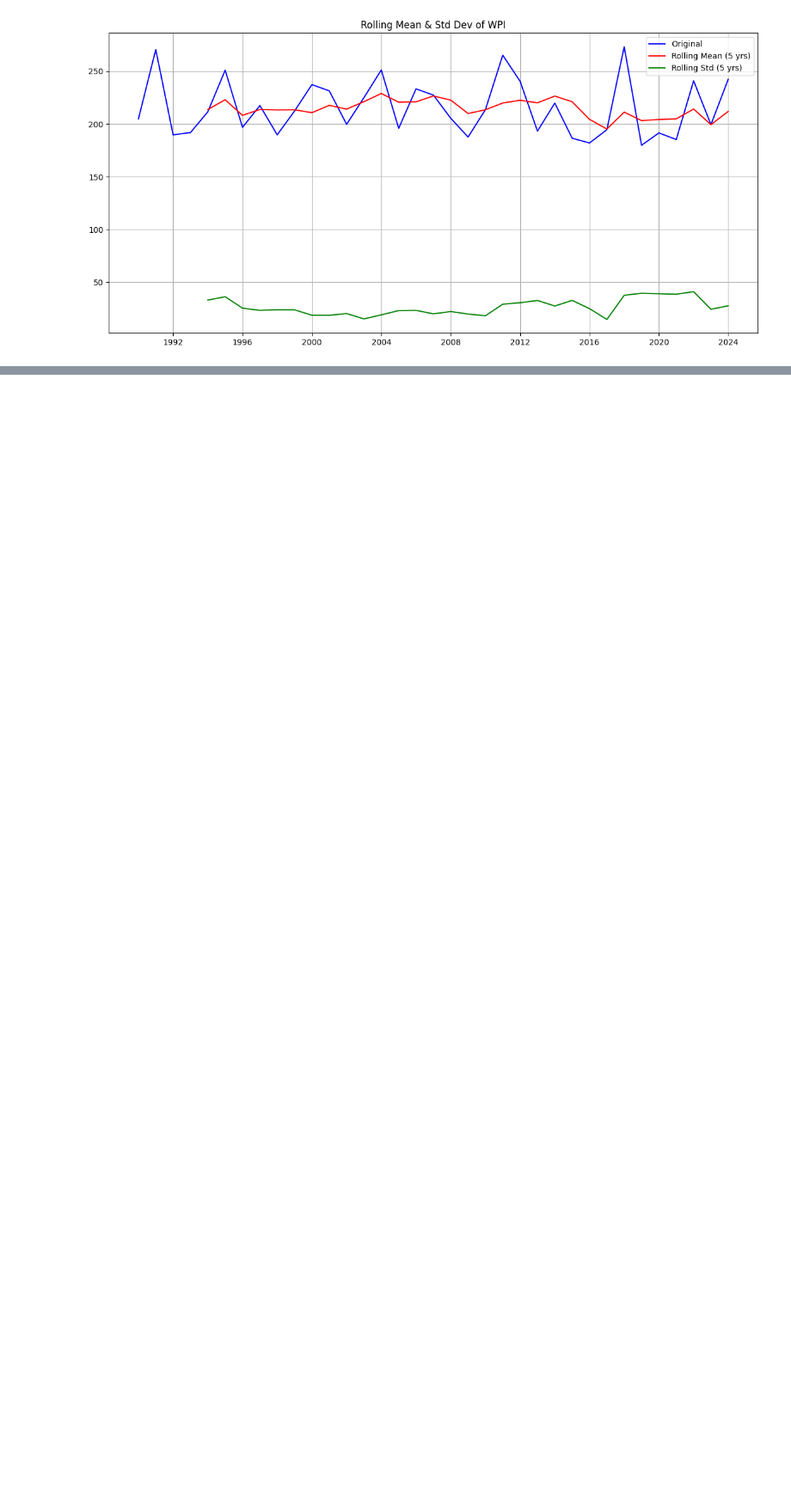
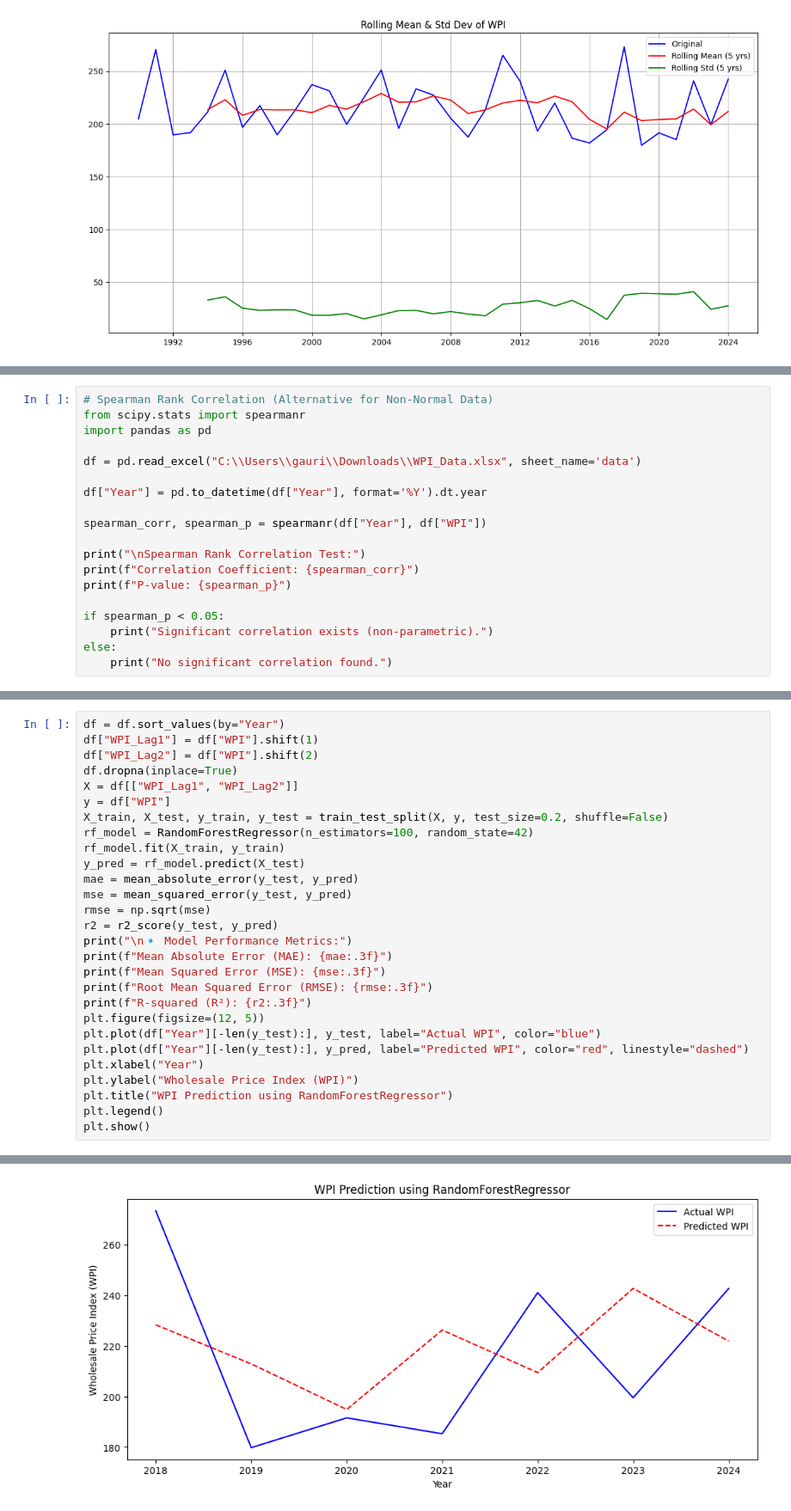
Before and after one commit to Sonic-Sound/ERROR-404-SQUAD, a Jupyter notebook: ERROR_404_SQUAD.ipynb, the cells around one changed output, grey strips where cells are left out. Shown at 86% size. Drawn from its saved outputs; the diff is of its cells as text; blank space fills up the shorter version.

```diff
--- a/ERROR_404_SQUAD.ipynb
+++ b/ERROR_404_SQUAD.ipynb
@@ -64,0 +187,19 @@ plt.show()
+# %%
+# Spearman Rank Correlation (Alternative for Non-Normal Data)
+from scipy.stats import spearmanr
+import pandas as pd
+
+df = pd.read_excel("C:\\Users\\gauri\\Downloads\\WPI_Data.xlsx", sheet_name='data')
+
+df["Year"] = pd.to_datetime(df["Year"], format='%Y').dt.year
+
+spearman_corr, spearman_p = spearmanr(df["Year"], df["WPI"])
+
+print("\nSpearman Rank Correlation Test:")
+print(f"Correlation Coefficient: {spearman_corr}")
+print(f"P-value: {spearman_p}")
+
+if spearman_p < 0.05:
+    print("Significant correlation exists (non-parametric).")
+else:
+    print("No significant correlation found.")
@@ -64,0 +237,29 @@ plt.show()
+# %%
+df = df.sort_values(by="Year")
+df["WPI_Lag1"] = df["WPI"].shift(1)
+df["WPI_Lag2"] = df["WPI"].shift(2)
+df.dropna(inplace=True)
+X = df[["WPI_Lag1", "WPI_Lag2"]]
+y = df["WPI"]
+X_train, X_test, y_train, y_test = train_test_split(X, y, test_size=0.2, shuffle=False)
+rf_model = RandomForestRegressor(n_estimators=100, random_state=42)
+rf_model.fit(X_train, y_train)
+y_pred = rf_model.predict(X_test)
+mae = mean_absolute_error(y_test, y_pred)
+mse = mean_squared_error(y_test, y_pred)
+rmse = np.sqrt(mse)
+r2 = r2_score(y_test, y_pred)
+print("\n🔹 Model Performance Metrics:")
+print(f"Mean Absolute Error (MAE): {mae:.3f}")
+print(f"Mean Squared Error (MSE): {mse:.3f}")
+print(f"Root Mean Squared Error (RMSE): {rmse:.3f}")
+print(f"R-squared (R²): {r2:.3f}")
+plt.figure(figsize=(12, 5))
+plt.plot(df["Year"][-len(y_test):], y_test, label="Actual WPI", color="blue")
+plt.plot(df["Year"][-len(y_test):], y_pred, label="Predicted WPI", color="red", linestyle="dashed")
+plt.xlabel("Year")
+plt.ylabel("Wholesale Price Index (WPI)")
+plt.title("WPI Prediction using RandomForestRegressor")
+plt.legend()
+plt.show()
+# %% [output]
@@ -64,0 +271 @@ plt.show()
+[figure, added]
```
Also changed, not shown: parts of 24 cells of this notebook.
